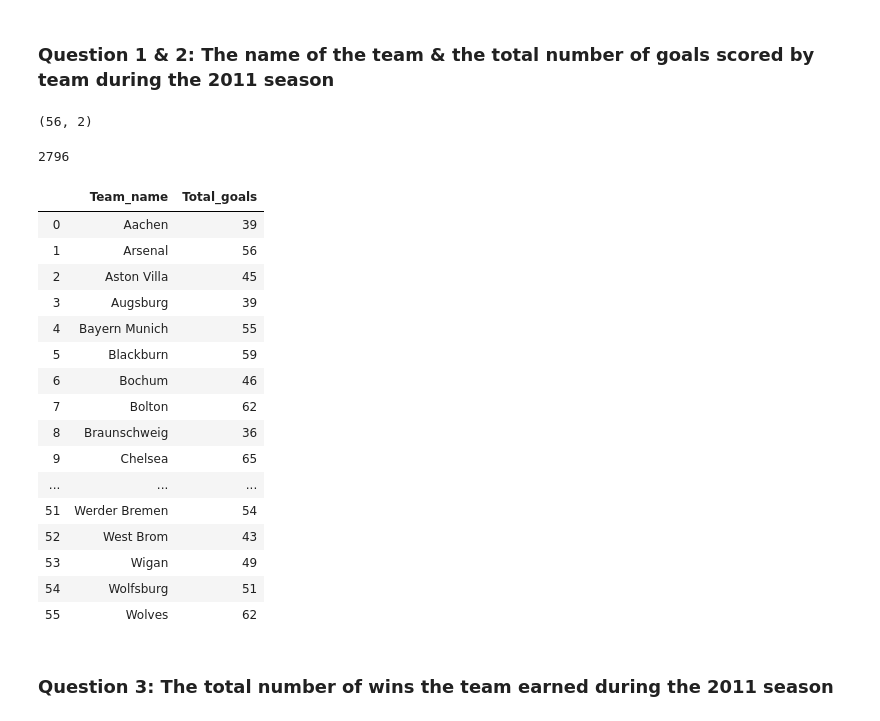
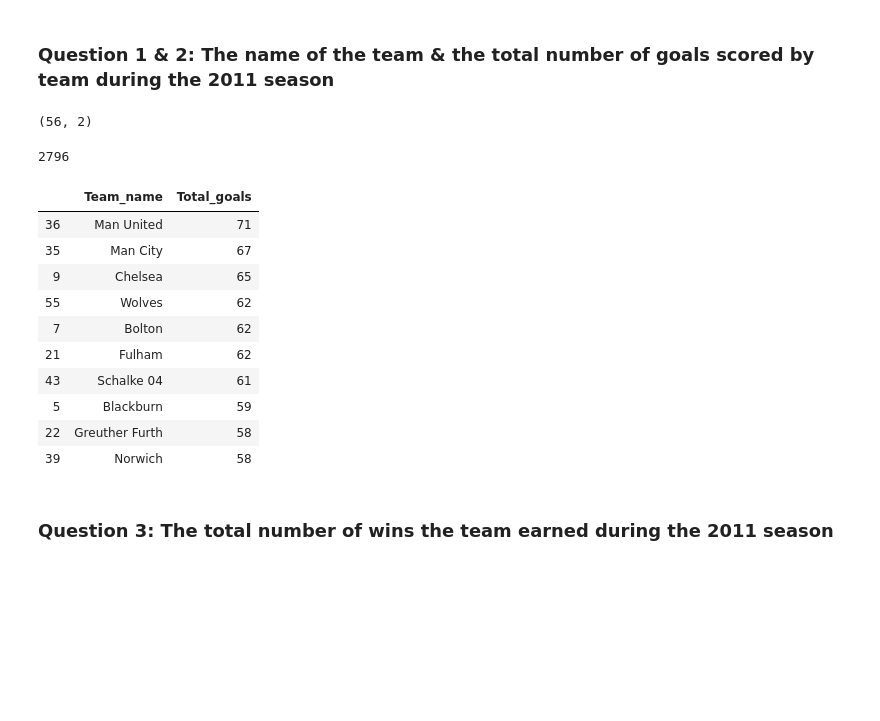
Before and after one commit to khairulomar/Football_league, a Jupyter notebook: index.ipynb, the cells around one changed output. Saved outputs shown, nothing was run; the diff lists cells and outputs as text; code cells hidden in the pictures; blank space fills up the shorter version.

```diff
--- a/index.ipynb
+++ b/index.ipynb
@@ -154,41 +154,35 @@ m_check.head()
 # %%
 # Total goals per team
 query = """SELECT ut.TeamName Team_name,
                   SUM(m.FTHG)+SUM(m.FTAG) Total_goals
            FROM unique_teams ut
            JOIN matches m
                 ON ut.TeamName = m.HomeTeam
            WHERE m.Season == 2011
            GROUP BY Team_name
            ORDER BY Team_name
            """
 df1 = pd.read_sql_query(query, con)
 
 display(df1.shape)
 
 # Check total goal matches original source
 display(df1.Total_goals.sum())
-display(df1)
+display(df1.sort_values(by = 'Total_goals', ascending = False).head(10))
 # %% [output]
 (56, 2)
 2796
 |  | Team_name | Total_goals |
-| 0 | Aachen | 39 |
-| 1 | Arsenal | 56 |
-| 2 | Aston Villa | 45 |
-| 3 | Augsburg | 39 |
-| 4 | Bayern Munich | 55 |
+| 36 | Man United | 71 |
+| 35 | Man City | 67 |
+| 9 | Chelsea | 65 |
+| 55 | Wolves | 62 |
+| 7 | Bolton | 62 |
+| 21 | Fulham | 62 |
+| 43 | Schalke 04 | 61 |
 | 5 | Blackburn | 59 |
-| 6 | Bochum | 46 |
-| 7 | Bolton | 62 |
-| 8 | Braunschweig | 36 |
-| 9 | Chelsea | 65 |
-| ... | ... | ... |
-| 51 | Werder Bremen | 54 |
-| 52 | West Brom | 43 |
-| 53 | Wigan | 49 |
-| 54 | Wolfsburg | 51 |
-| 55 | Wolves | 62 |
+| 22 | Greuther Furth | 58 |
+| 39 | Norwich | 58 |
 # %% [markdown]
 ### Question 3: The total number of wins the team earned during the 2011 season ###
 # %%
```
Also changed, not shown: parts of 19 cells of this notebook.
